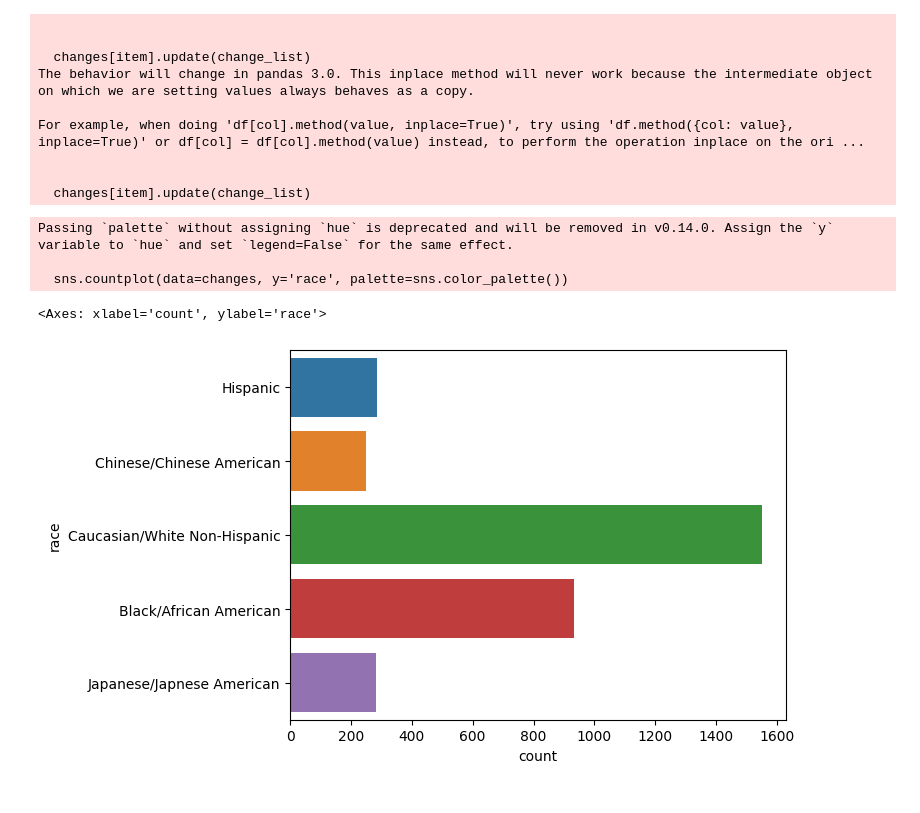
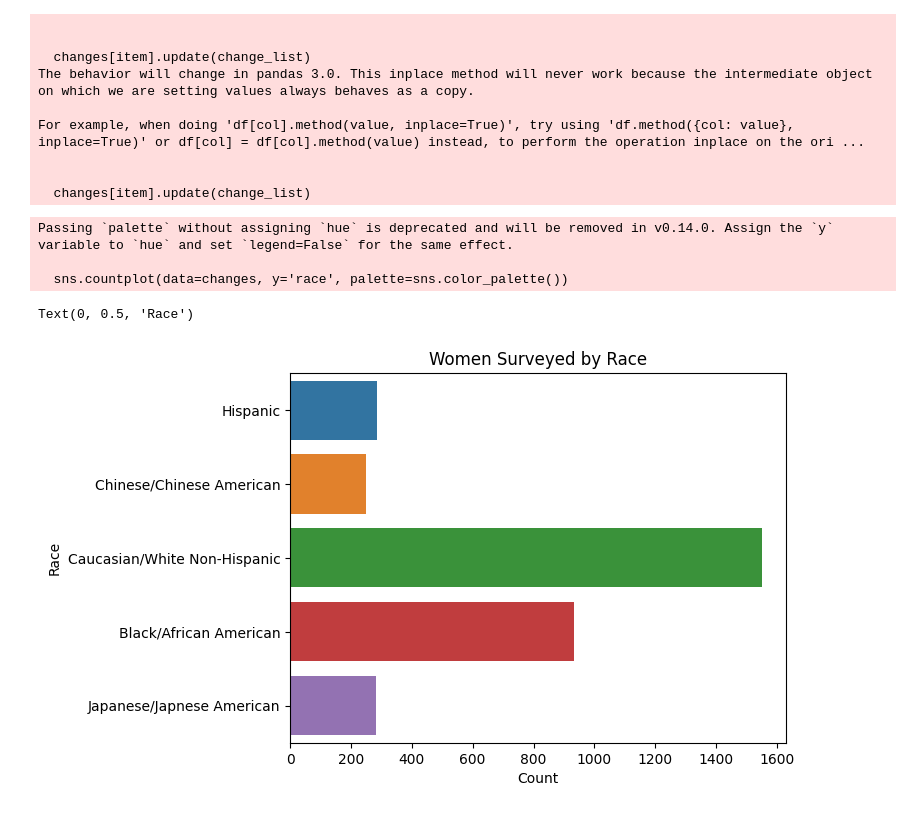
Before and after one commit to aldenyslo/webscrape_100l, a Jupyter notebook: ICPSR/ICPSR.ipynb, the cells around one changed output. Saved outputs shown, nothing was run; the diff lists cells and outputs as text; code cells hidden in the pictures.

```diff
--- a/ICPSR/ICPSR.ipynb
+++ b/ICPSR/ICPSR.ipynb
@@ -452,22 +458,29 @@ merged
 
 '''
 
-#does not compare properly if the subject skips a few years of taking the survey
+#Note: only compares adjacent years, does not compare properly if the subject skips a few years of taking the survey
 
+#counter to update iterations to compare succesive sets of two columns (0 and 1, 1 and 2, etc.)
 counter = 0
 
+#location number to merge the change column back into the original dataframe in the correct position
 location = 5
 
-while counter < 9:
+while counter < 10:
 
+    #creates new dataframe comparing one menopause status column (self) with the one immediately after it (other)
     comparison = merged[f'meno_status_{counter}'].compare(merged[f'meno_status_{counter+1}']).dropna()
 
+    #creates a third column combining the before and after column to create a label column of changes that occured
     comparison = comparison.assign(new_col = comparison['self'] + ' to ' + comparison['other'])
 
+    #inserts the third column back into the original dataframe with a name matching the age of the 'after' column
     merged.insert(loc=location, column=f'change_{counter+1}', value=comparison['new_col'])
 
+    #update counter to compare the next set of columns in the next iteration
     counter = counter + 1
 
+    #update location to place the change column after the corresponding age column
     location = location + 3
 
 merged
@@ -508,19 +522,26 @@ changes
 # %%
-
+#list of changes to observe, can be changed to include other changes and create data for them
 changes_of_interest = ['Pre-menopausal to Natural post', 'Early perimenopause to Natural post', 'Late perimenopause to Natural post']
 
+#loops through each of the changes we specified in the list above
 for item in changes_of_interest:
 
+    #initializes an empty column with the change as the title
     changes[item] = np.nan
 
+    #counter to update iterations
     change_counter = 1
 
-    while change_counter < 10:
+    #loops through each of the change columns and stops iteration for an item on the changes_of_interest list when all of them have been checked
+    while change_counter <= 10:
 
+        #initializes empty list to merge into
         change_list = []
 
+        #creates pairs of change and their corresponding age
         for change, age in zip(changes[f'change_{change_counter}'], changes[f'age_{change_counter}']):
 
+            #if the change matches the change specified in the changes_of_interest list, note down the age that it happened in the empyty list, otherwise fill in a blank
             if change == item:
 
                 change_list.append(age)
@@ -529,10 +550,13 @@ for item in changes_of_interest:
 
                 change_list.append(np.nan)
 
+        #we end up with a list of numbers and blanks that we cast into a Pandas Series
         change_list = pd.Series(change_list, dtype=float)
 
+        #appends the Series onto the empty column initialized at the beginning, any numbers present will replace the blank NaNs
         changes[item].update(change_list)
 
+        #update ethe counter to check the next change column
         change_counter = change_counter + 1
 # %% [output]
 The behavior will change in pandas 3.0. This inplace method will never work because the intermediate object on which we are setting values always behaves as a copy.
@@ -558,12 +582,18 @@ For example, when doing 'df[col].method(value, inplace=True)', try using 'df.met
 #changes.to_csv(r'..\ICPSR\SWAN_CHANGES.csv', index=False)
 # %%
 sns.countplot(data=changes, y='race', palette=sns.color_palette())
+
+ax = plt.gca()
+
+ax.set_title('Women Surveyed by Race')
+ax.set_xlabel('Count')
+ax.set_ylabel('Race')
 # %% [output]
 Passing `palette` without assigning `hue` is deprecated and will be removed in v0.14.0. Assign the `y` variable to `hue` and set `legend=False` for the same effect.
 
   sns.countplot(data=changes, y='race', palette=sns.color_palette())
-<Axes: xlabel='count', ylabel='race'>
+Text(0, 0.5, 'Race')
-[figure, old version]
+[figure, new version]
 # %%
 changes['Entering Post'] = np.nan
 
```
Also changed, not shown: parts of 4 cells of this notebook.
